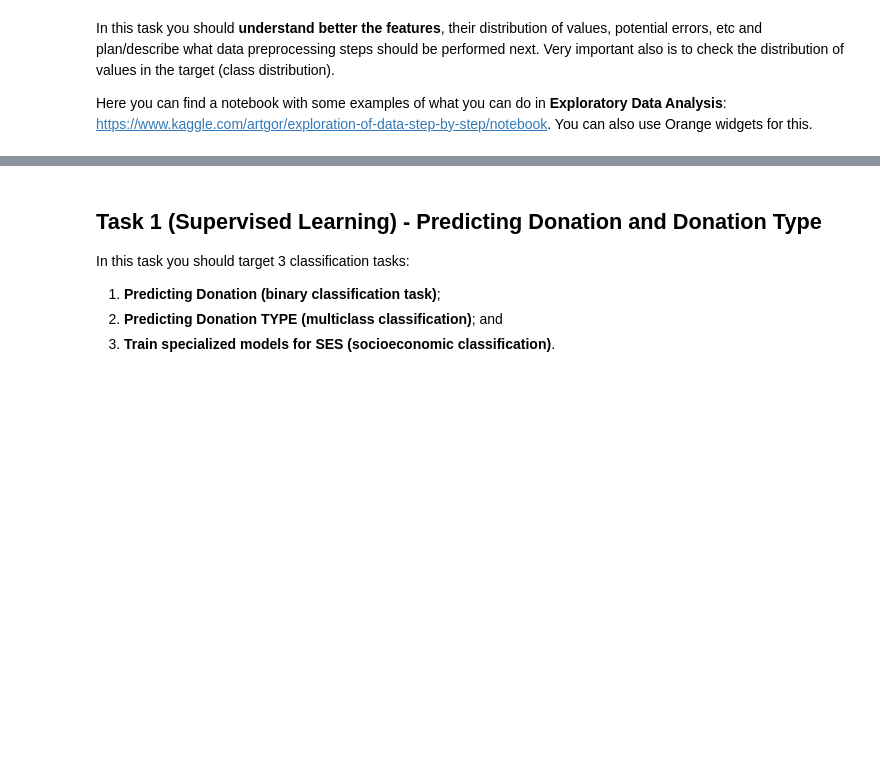
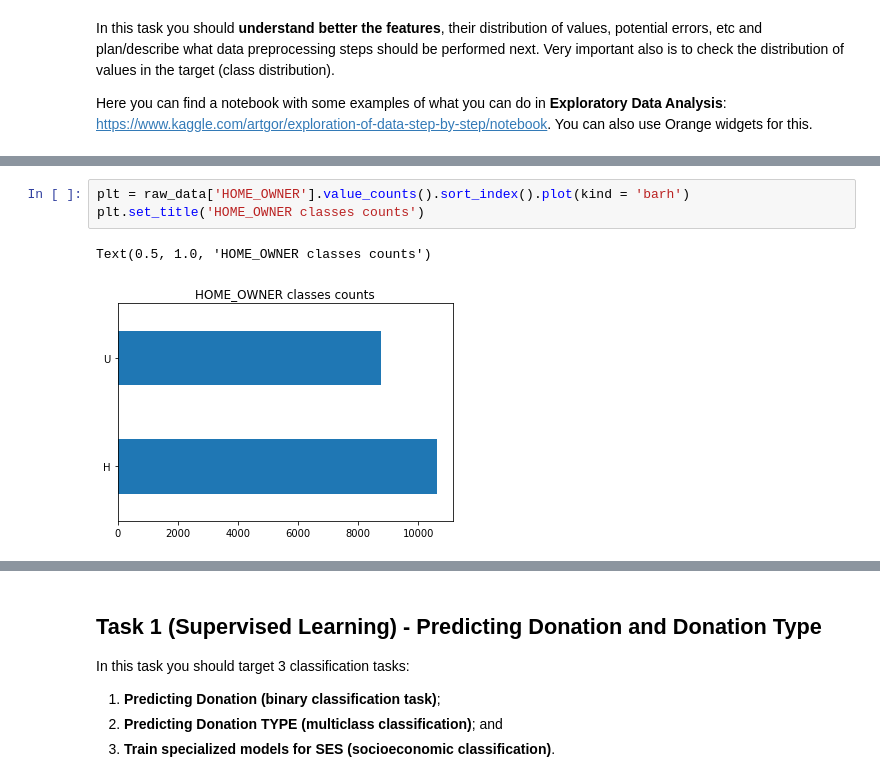
Before and after one commit to jlp237/ml_project, a Jupyter notebook: AA_202021_Project.ipynb, the cells around one changed output, grey strips where cells are left out. Saved outputs shown, nothing was run; the diff lists cells and outputs as text; blank space fills up the shorter version.

```diff
--- a/AA_202021_Project.ipynb
+++ b/AA_202021_Project.ipynb
@@ -144,0 +210,6 @@ Here you can find a notebook with some examples of what you can do in **Explorat
+# %%
+plt = raw_data['HOME_OWNER'].value_counts().sort_index().plot(kind = 'barh')
+plt.set_title('HOME_OWNER classes counts')
+# %% [output]
+Text(0.5, 1.0, 'HOME_OWNER classes counts')
+[figure, added]
```
Also changed, not shown: parts of 33 cells of this notebook, 1 other file.
